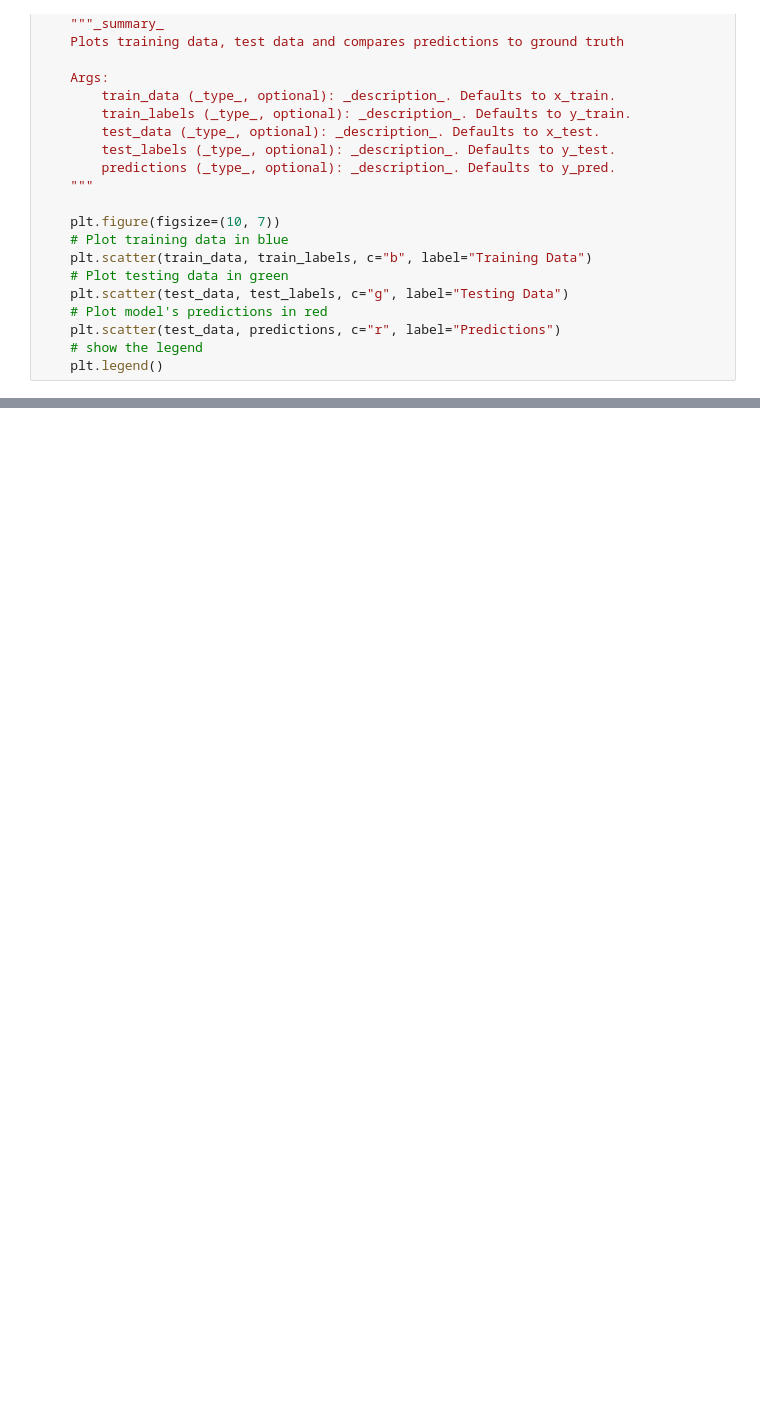
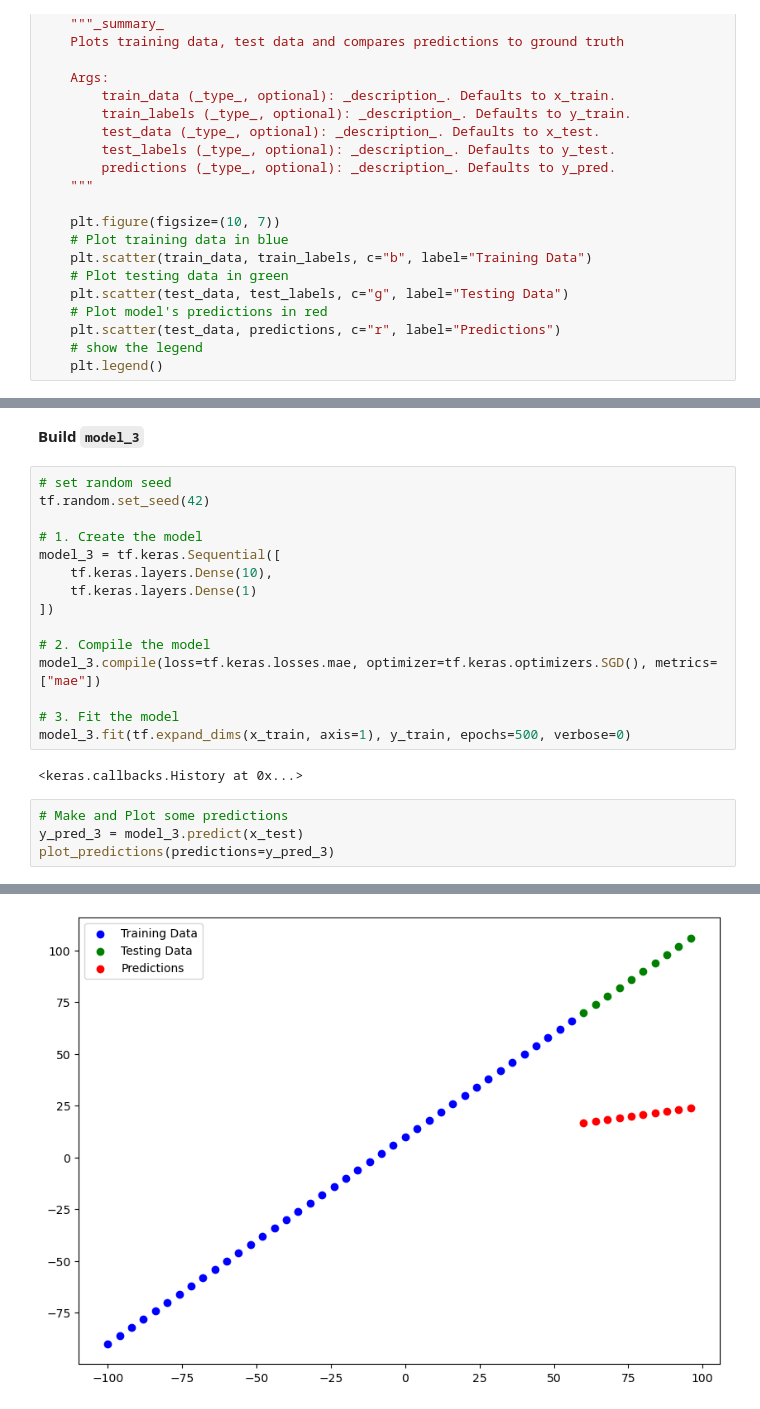
Before and after one commit to GZMaster/tensorflow-deep-learning, a Jupyter notebook: pratice/01_neural_network_regression_pratice.ipynb, the cells around one changed output, grey strips where cells are left out. Cells and saved outputs as stored; diff of their text form; blank space fills up the shorter version.

```diff
--- a/pratice/01_neural_network_regression_pratice.ipynb
+++ b/pratice/01_neural_network_regression_pratice.ipynb
@@ -423,0 +616,24 @@ plot_predictions(train_data=x_train,
+# %% [markdown]
+**Build `model_3`**
+# %%
+# set random seed
+tf.random.set_seed(42)
+
+# 1. Create the model
+model_3 = tf.keras.Sequential([
+    tf.keras.layers.Dense(10),
+    tf.keras.layers.Dense(1)
+])
+
+# 2. Compile the model
+model_3.compile(loss=tf.keras.losses.mae, optimizer=tf.keras.optimizers.SGD(), metrics=["mae"])
+
+# 3. Fit the model
+model_3.fit(tf.expand_dims(x_train, axis=1), y_train, epochs=500, verbose=0)
+# %% [output]
+<keras.callbacks.History at 0x...>
+# %%
+# Make and Plot some predictions
+y_pred_3 = model_3.predict(x_test)
+plot_predictions(predictions=y_pred_3)
+# %% [output]
@@ -423,0 +641 @@ plot_predictions(train_data=x_train,
+[figure, added]
```
Also changed, not shown: parts of 36 cells of this notebook.
